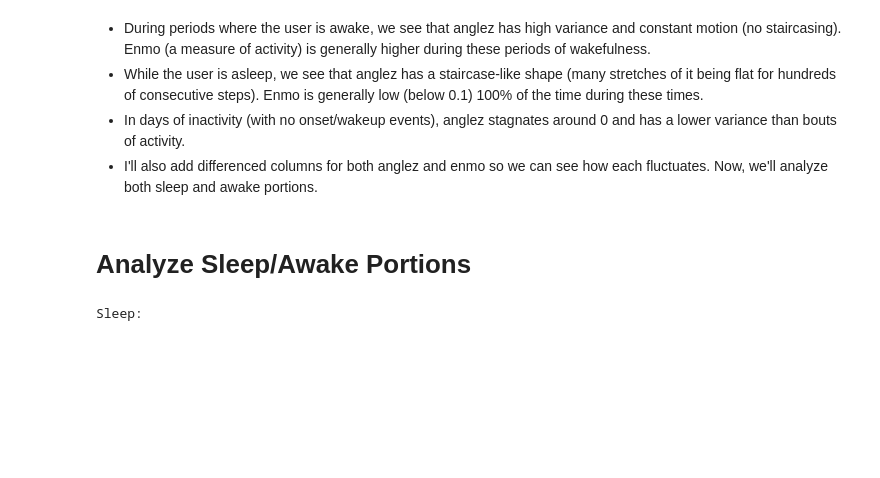
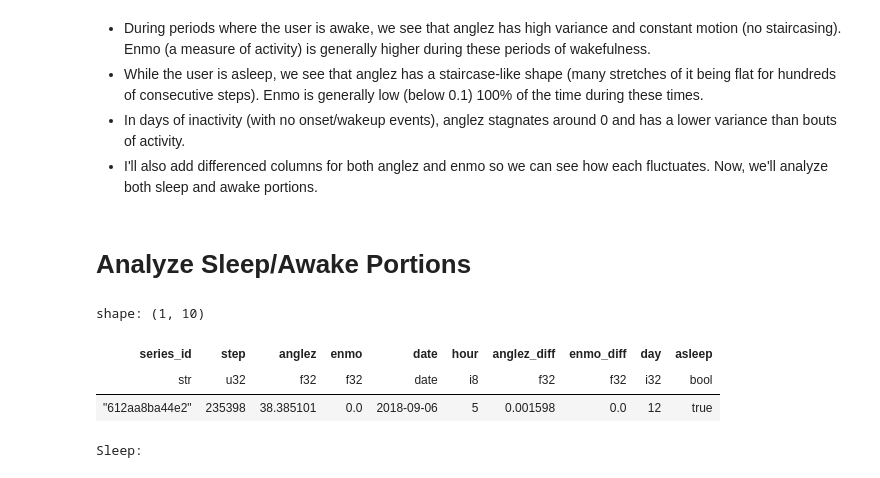
Before and after one commit to heefjones/detect_sleep_states, a Jupyter notebook: eda.ipynb, the cells around one changed output. Drawn from its saved outputs; the diff is of its cells as text; code cells hidden in the pictures; blank space fills up the shorter version.

```diff
--- a/eda.ipynb
+++ b/eda.ipynb
@@ -141,27 +141,22 @@ events.filter(pl.col('date').is_not_null())['date'].min(), events.filter(pl.col(
 - Dates range from August 5th, 2017 - July 5th, 2019.
 # %%
 # create the missing_sleep column: True if step is missing, else False
-events = events.with_columns([
-    (pl.col('step').is_null()).alias('missing_event')
-])
+events = events.with_columns([(pl.col('step').is_null()).alias('missing_event')])
 
 # group by series_id and aggregate in one pass
 aggregated = events.group_by('series_id').agg([
     pl.count('event').alias('tot_events'),
     pl.last('night').alias('tot_nights'),
-    pl.sum('missing_event').alias('tot_missing_events')
-])
+    pl.sum('missing_event').alias('tot_missing_events')])
 
 # divide total_missing_sleep by 2 (using integer division) to get tot_missing_nights.
 aggregated = aggregated.with_columns([
-    (pl.col('tot_missing_events') // 2).cast(pl.Int32).alias('tot_missing_nights')
-])
+    (pl.col('tot_missing_events') // 2).cast(pl.Int32).alias('tot_missing_nights')])
 
 # add tot_recorded_events and tot_recorded_nights columns
 aggregated = aggregated.with_columns([
     (pl.col('tot_events') - pl.col('tot_missing_events')).alias('tot_recorded_events'),
-    (pl.col('tot_nights') - pl.col('tot_missing_nights')).alias('tot_recorded_nights')
-])
+    (pl.col('tot_nights') - pl.col('tot_missing_nights')).alias('tot_recorded_nights')])
 
 # plot nights of sleep per user
 fig, ax = plt.subplots(figsize=(10, 6))
@@ -236,4 +231,18 @@ data = data.with_columns([(pl.col('anglez').diff().abs().fill_null(0)).alias('an
 test = test.with_columns([(pl.col('anglez').diff().abs().fill_null(0)).alias('anglez_diff'), (pl.col('enmo').diff().abs().fill_null(0)).alias('enmo_diff')])
 # %% [markdown]
 # Analyze Sleep/Awake Portions
+# %%
+# label data with events
+data = data.join(events[['series_id', 'step', 'event']], on=['series_id', 'step'], how='left').sort(by=['series_id', 'step'])
+
+# add "asleep" column
+data_labeled = label_data(data)
+
+# check
+data_labeled.sample()
+# %% [output]
+shape: (1, 10)
+| series_id | step | anglez | enmo | date | hour | anglez_diff | enmo_diff | day | asleep |
+| str | u32 | f32 | f32 | date | i8 | f32 | f32 | i32 | bool |
+| "612aa8ba44e2" | 235398 | 38.385101 | 0.0 | 2018-09-06 | 5 | 0.001598 | 0.0 | 12 | true |
 # %%
```
Also changed, not shown: parts of 3 cells of this notebook, 2 other files.
